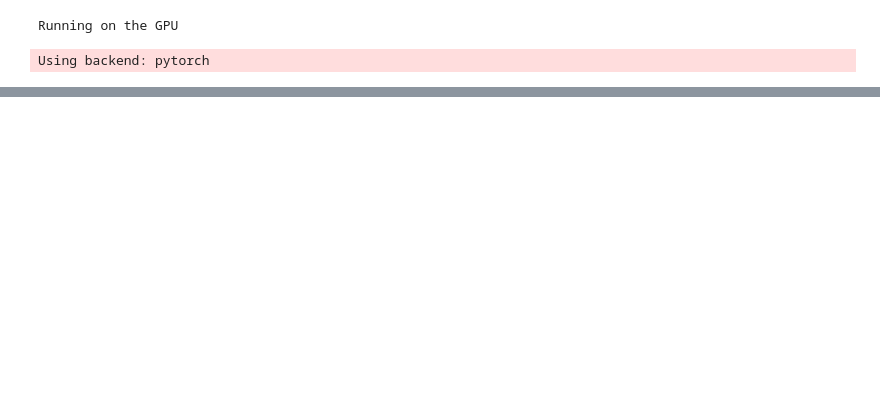
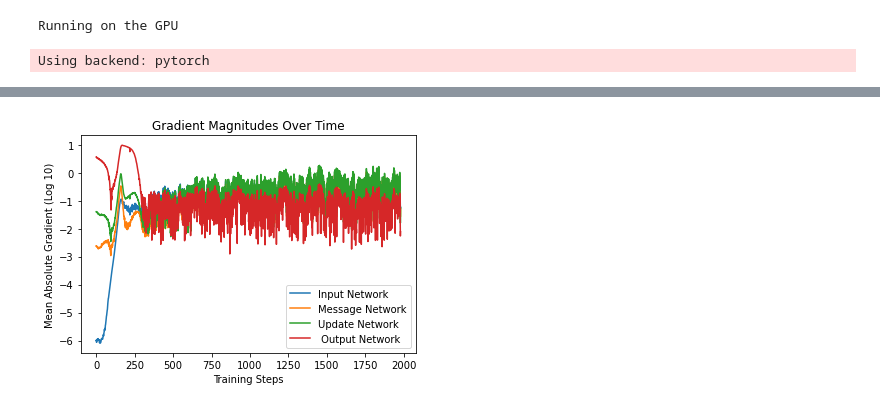
Before and after one commit to OvidiuSabau/Honors-Project, a Jupyter notebook: notebooks/GNN-InverseDynamics.ipynb, the cells around one changed output, grey strips where cells are left out. Drawn from its saved outputs; the diff is of its cells as text; code cells hidden in the pictures; blank space fills up the shorter version.

```diff
--- a/notebooks/GNN-InverseDynamics.ipynb
+++ b/notebooks/GNN-InverseDynamics.ipynb
@@ -140,0 +700,14 @@ def GraphNeuralNetwork():
+# %%
+fig, ax = plt.subplots(1, sharex=True)
+ax.plot(range(len(inputNetworkGradients)), np.log10(inputNetworkGradients))
+ax.plot(range(len(messageNetworkGradients)), np.log10(messageNetworkGradients))
+ax.plot(range(len(updateNetworkGradients)), np.log10(updateNetworkGradients))
+ax.plot(range(len(outputNetworkGradients)), np.log10(outputNetworkGradients))
+plt.xlabel('Training Steps')
+plt.ylabel('Mean Absolute Gradient (Log 10)')
+plt.title('Gradient Magnitudes Over Time')
+plt.legend(['Input Network', 'Message Network', 'Update Network', ' Output Network'])
+plt.savefig('gradients.jpg')
+plt.show()
+# %% [output]
+[figure, added]
```
Also changed, not shown: parts of 23 cells of this notebook, 4 other files.
